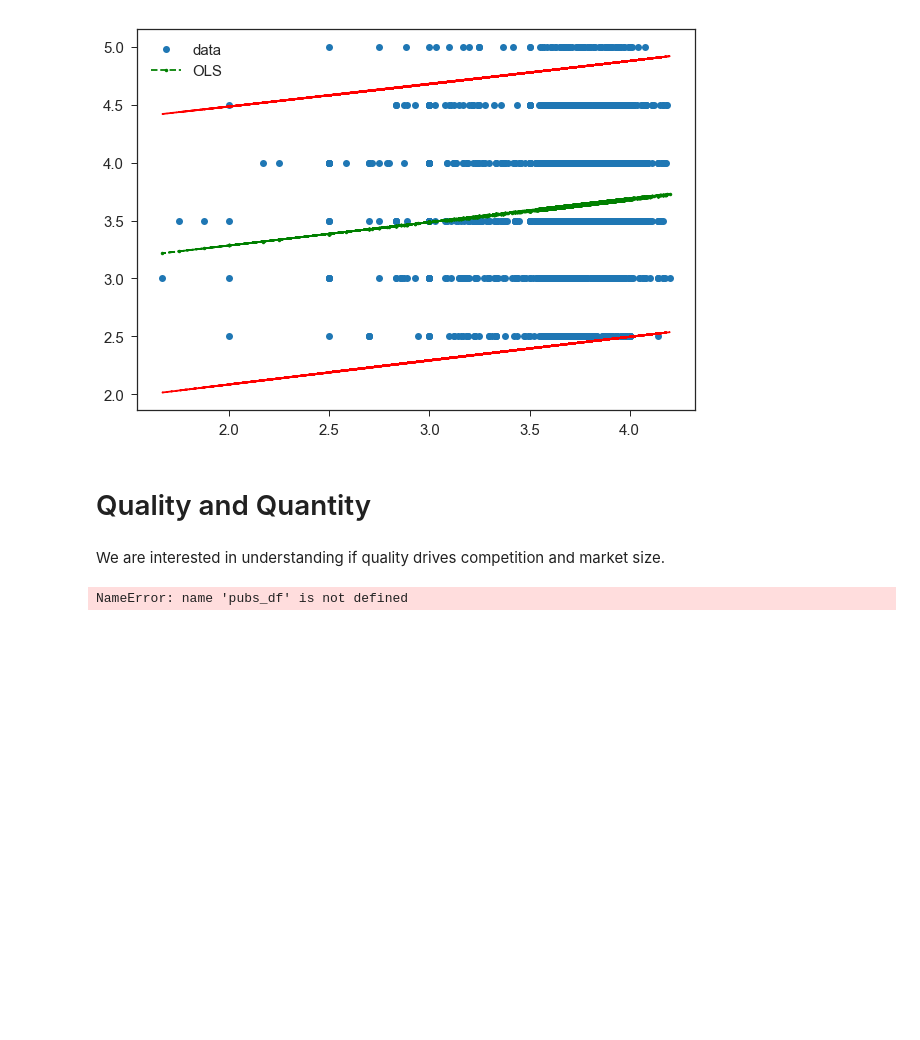
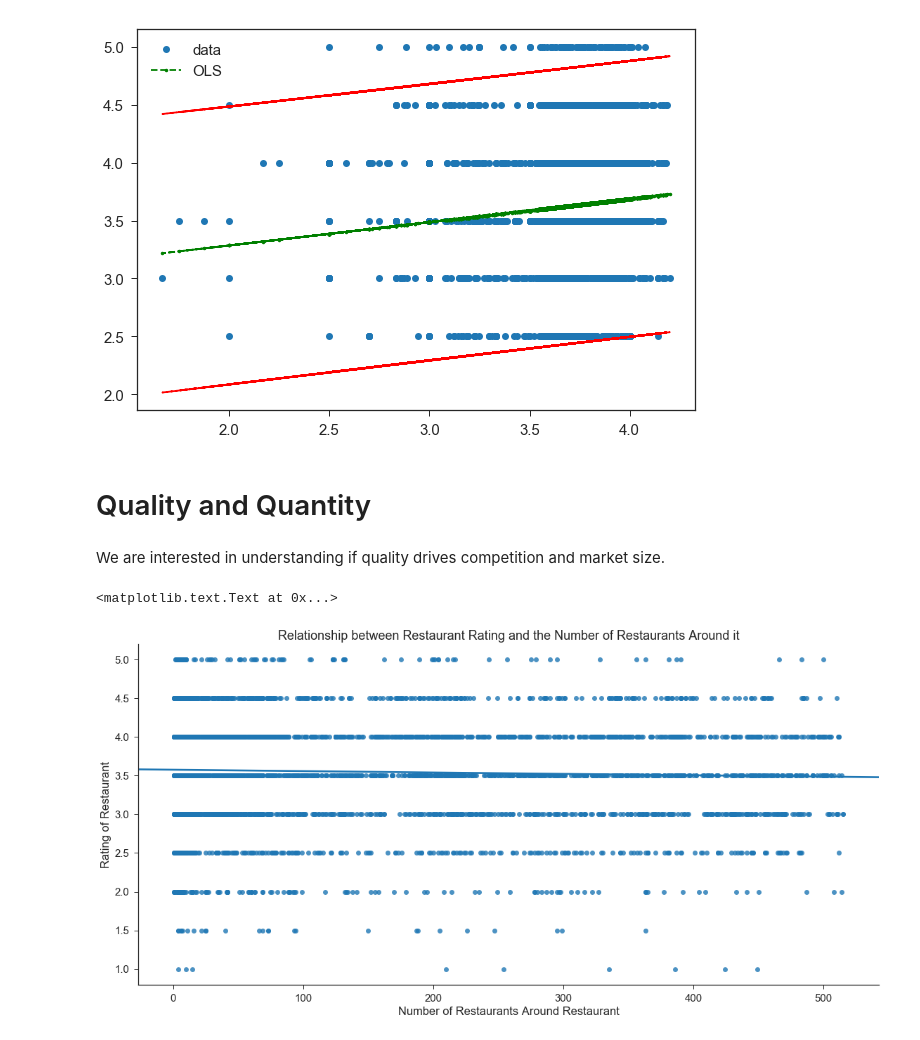
Before and after one commit to shrutirao94/Restaurant-Quality-and-Co-location-in-Toronto, a Jupyter notebook: Quality and Restaurant Analysis.ipynb, the cells around one changed output. Drawn from its saved outputs; the diff is of its cells as text; code cells hidden in the pictures; blank space fills up the shorter version.

```diff
--- a/Quality and Restaurant Analysis.ipynb
+++ b/Quality and Restaurant Analysis.ipynb
@@ -287,54 +287,55 @@ fig.savefig("CI for Restaurant and Mean Business Rating.png")
 # %% [markdown]
 We are interested in understanding if quality drives competition and market size.
 # %%
-pub_count_df = pd.DataFrame()
+restaurant_count_df = pd.DataFrame()
 
 def haversine(x):
 
-    global pubs_df
-    global pub_count_df
+    global restaurant_df
+    global restaurant_count_df
 
     # Initialize empty DataFrame
     df = pd.DataFrame()
     measure_1 = pd.DataFrame()
 
     # Calculate the latitudes, longitudes:
-    df['LAT_rad'], df['LON_rad'] = np.radians(pubs_df['latitude']), np.radians(pubs_df['longitude'])
+    df['LAT_rad'], df['LON_rad'] = np.radians(restaurant_df['latitude']), np.radians(restaurant_df['longitude'])
     df['dLON'] = df['LON_rad'] - math.radians(x['longitude'])
     df['dLAT'] = df['LAT_rad'] - math.radians(x['latitude'])
 
     # Use Haversine's formula
-    pubs_df['distance'] = 6367 * 2 * np.arcsin(np.sqrt(np.sin(df['dLAT']/2)**2 + math.cos(math.radians(37.2175900)) * np.cos(df['LAT_rad']) * np.sin(df['dLON']/2)**2))
+    restaurant_df['distance'] = 6367 * 2 * np.arcsin(np.sqrt(np.sin(df['dLAT']/2)**2 + math.cos(math.radians(37.2175900)) * np.cos(df['LAT_rad']) * np.sin(df['dLON']/2)**2))
 
     # Only consider pubs within a distance of 1 km of the chosen pub
-    measure_1 = pubs_df
-    measure_1 = measure_1.loc[pubs_df['distance'] <=2]
+    measure_1 = restaurant_df
+    measure_1 = measure_1.loc[restaurant_df['distance'] <=1]
 
     # Calculate the number of pubs
-    pub_count = len(measure_1.index)
+    restaurant_count = len(measure_1.index)
     #density = (measure_1['stars'].count())/ (2*math.pi*1.0*1.0)
 
-    pub_count_df = pub_count_df.append({'name': x['name'].item(), 'rating': x['stars'].item(), 'pub count':pub_count}, ignore_index=True)
-    return pub_count_df
+    restaurant_count_df = restaurant_count_df.append({'name': x['name'].item(), 'rating': x['stars'].item(), 'restaurant_count':restaurant_count}, ignore_index=True)
+    return restaurant_count_df
 
 
-for line in pubs_df['index_no']:
-    x = pubs_df.loc[pubs_df['index_no'] == line]
+for line in restaurant_df['index_no']:
+    x = restaurant_df.loc[restaurant_df['index_no'] == line]
     haversine(x)
-# %% [output]
-NameError: name 'pubs_df' is not defined
 # %%
 #pub_count_df = pub_count_df[(pub_count_df.rating >= 2.7)]
 # %%
 #Set style
 sns.set_context("notebook", font_scale=1.5)
 sns.set_style("ticks")
 
 # Plot Data
-g = sns.lmplot(x="pub count", y="rating", size=8, ci=None, data=pub_count_df,aspect=2.0)
+g = sns.lmplot(x="restaurant_count", y="rating", size=8, ci=None, data=restaurant_count_df,aspect=2.0)
 
 # Plot Labels
-plt.title("Relationship between Pub Rating and the Number of Pubs Around it")
-plt.xlabel('Number of Pubs Around Pub')
-plt.ylabel('Rating of Pub')
+plt.title("Relationship between Restaurant Rating and the Number of Restaurants Around it")
+plt.xlabel('Number of Restaurants Around Restaurant')
+plt.ylabel('Rating of Restaurant')
+# %% [output]
+<matplotlib.text.Text at 0x...>
+[figure, added]
 # %%
```
Also changed, not shown: parts of 5 cells of this notebook.
